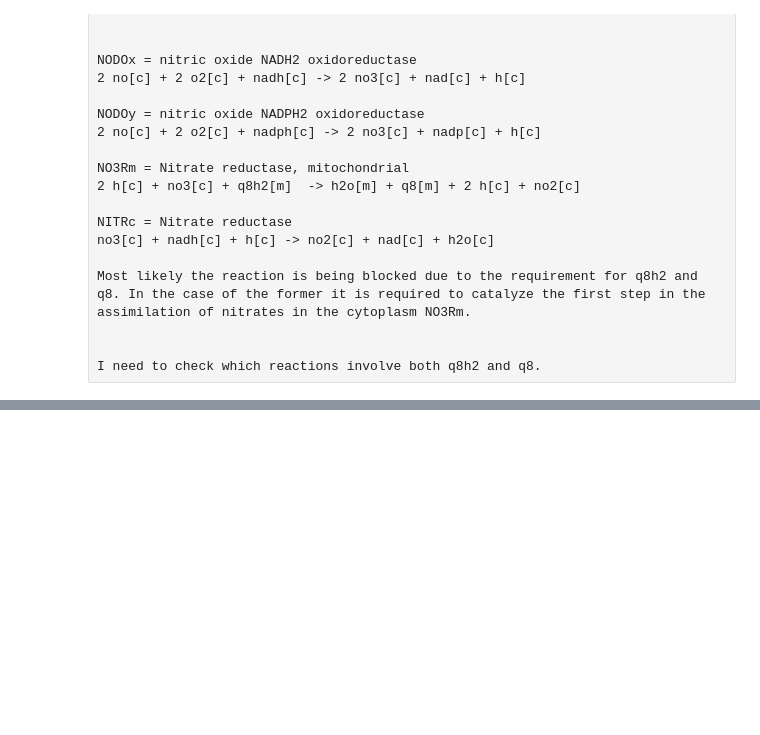
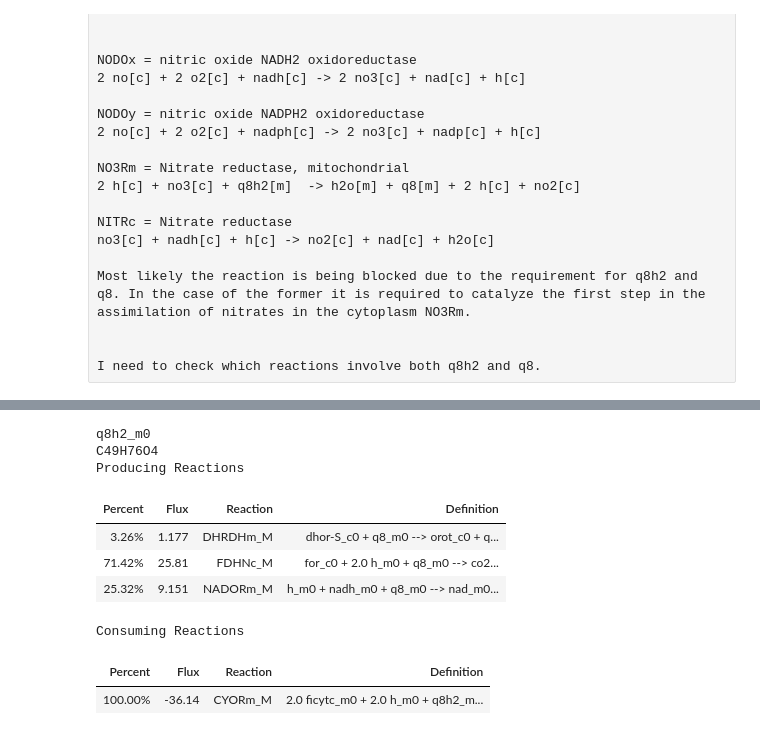
Before and after one commit to rtsantos3/RiceMM, a Jupyter notebook: Scripts/Benchmarking for Nitrogen uptake (2-cell-test).ipynb, the cells around one changed output, grey strips where cells are left out. Cells and saved outputs as stored; diff of their text form; code cells hidden in the pictures; blank space fills up the shorter version.

```diff
--- a/Scripts/Benchmarking for Nitrogen uptake (2-cell-test).ipynb
+++ b/Scripts/Benchmarking for Nitrogen uptake (2-cell-test).ipynb
@@ -703,0 +760,45 @@ model.metabolites.q8_m0
+# %%
+#Let's test if it is because of the NGAM constraint why the model cannot absorb any NADPH
+#May 6 2022
+#I think I need to identify which of the reactions cause the blockage of NO3.
+#I can do this by running the instance above and afterwards using the checked_blocked_reactions function to generate a list of blocked reactions.
+#Then afterwards I can compare it with the list of reactions with NO3 as a reactant.
+
+
+with model as m1:
+
+    m1.medium = define_model_medium(m1, co2=29, o2=2.216, ppfd=1000, h=inf, nh4=inf, no3=0)
+    turn_off_cofac_cycles(m1)
+    add_tissue_constraints(m1)
+    add_enzyme_constraints(m1)
+    add_ngam_cons(m1, 1000)
+
+    #Let's try turning on nga yung FDHNc to see what happens
+    m1.reactions.FDHNc_M.bounds = (0,inf)
+    m1.reactions.FDHNc_M.bounds = (0,inf)
+
+#Constrain O2 intake to 3.312 mmol O2 gcw -1 d-1 ~~ 2.2618 umol O2 m-2 s-1 (from Lakshmanan et al. 2016)
+    #Change objective function to mature leaf
+    m1.reactions.get_by_id('Straw_Biomass_M').objective_coefficient = 0
+    m1.reactions.get_by_id('Straw_Biomass_BS').objective_coefficient = 0
+    mm.get_rxn(m1,'DM_Phloem_BS').objective_coefficient = 1
+
+
+    sample_fluxes = cobra.flux_analysis.pfba(m1).fluxes
+#     sample_fluxes = model.optimize().fluxes
+    #Remove thermodynamically infeasible loops
+    sample_fluxes_fdhnc = cobra.flux_analysis.loopless_solution(m1, sample_fluxes).to_frame()
+    no3_summary = m1.metabolites.q8h2_m0.summary()
+
+no3_summary
+# %% [output]
+q8h2_m0
+C49H76O4
+Producing Reactions
+| Percent | Flux | Reaction | Definition |
+| 3.26% | 1.177 | DHRDHm_M | dhor-S_c0 + q8_m0 --> orot_c0 + q... |
+| 71.42% | 25.81 | FDHNc_M | for_c0 + 2.0 h_m0 + q8_m0 --> co2... |
+| 25.32% | 9.151 | NADORm_M | h_m0 + nadh_m0 + q8_m0 --> nad_m0... |
+Consuming Reactions
+| Percent | Flux | Reaction | Definition |
+| 100.00% | -36.14 | CYORm_M | 2.0 ficytc_m0 + 2.0 h_m0 + q8h2_m... |
```
Also changed, not shown: parts of 6 cells of this notebook.
